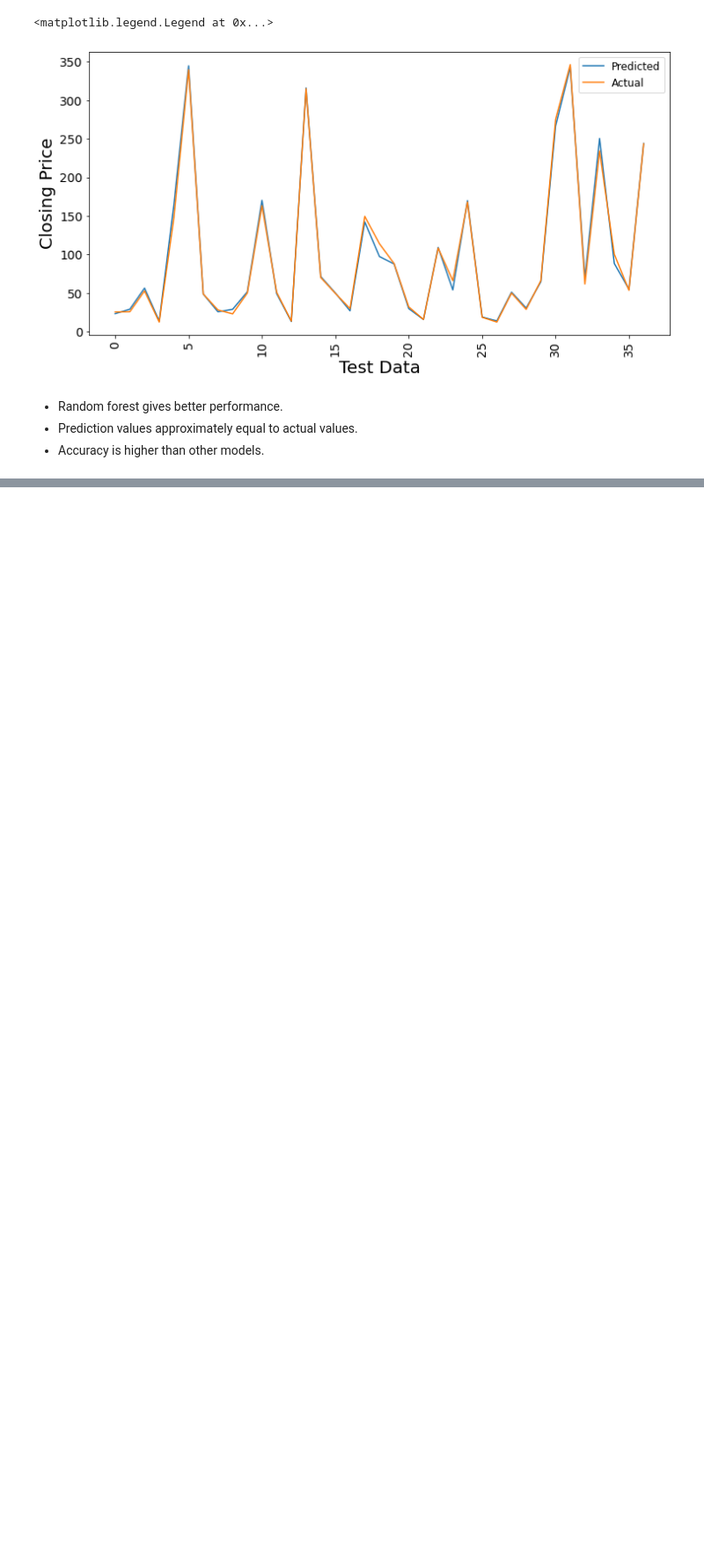
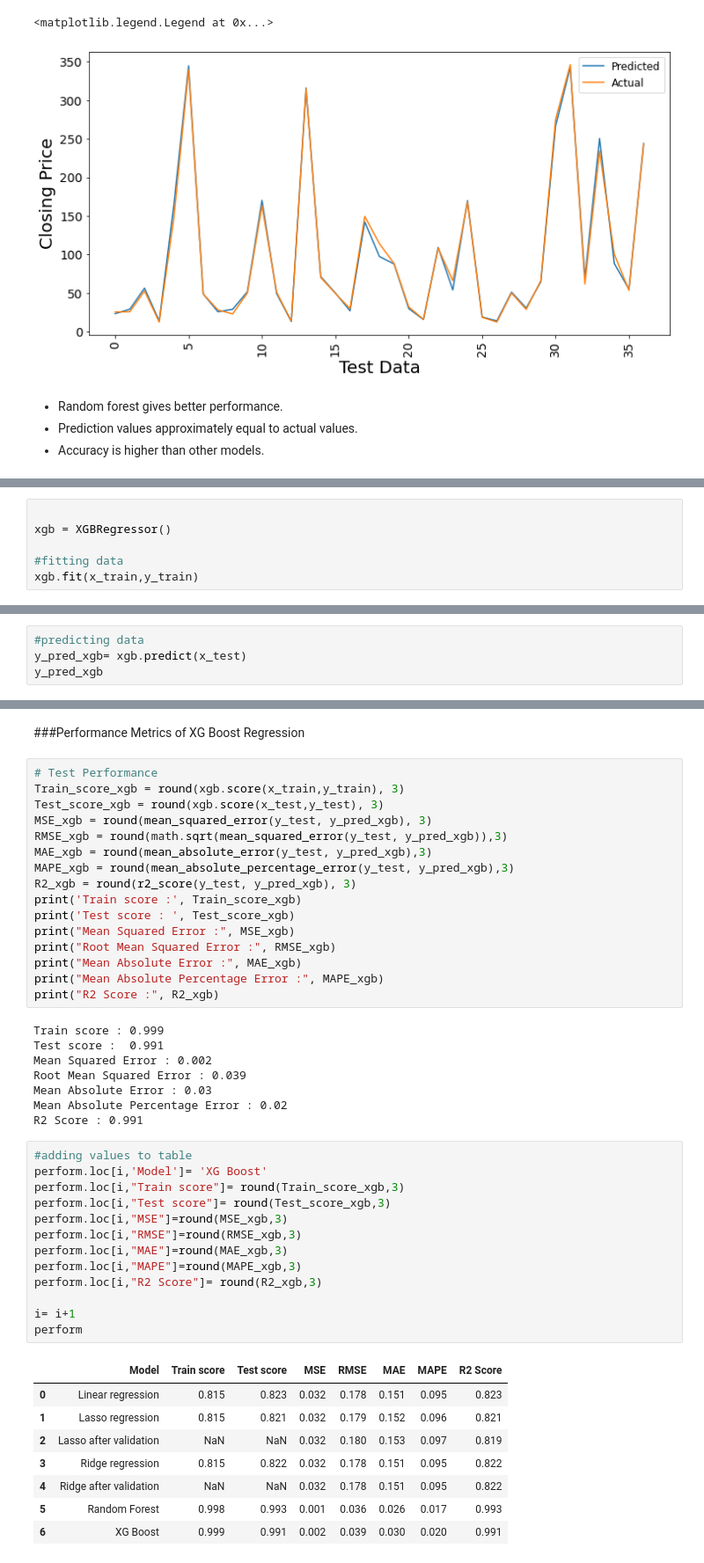
Before and after one commit to Ashfaquesayyed/Yes-bank-stock-closing-price-prediction, a Jupyter notebook: Yes_bank_stock_closing_price_new.ipynb, the cells around one changed output, grey strips where cells are left out. Shown at 88% size. Saved outputs shown, nothing was run; the diff lists cells and outputs as text; blank space fills up the shorter version.

```diff
--- a/Yes_bank_stock_closing_price_new.ipynb
+++ b/Yes_bank_stock_closing_price_new.ipynb
@@ -1180,0 +1183,6 @@ plt.legend(['Predicted','Actual'], fontsize = 12)
+# %%
+
+xgb = XGBRegressor()
+
+#fitting data
+xgb.fit(x_train,y_train)
@@ -1180,0 +1192,4 @@ plt.legend(['Predicted','Actual'], fontsize = 12)
+# %%
+#predicting data
+y_pred_xgb= xgb.predict(x_test)
+y_pred_xgb
@@ -1180,0 +1216,48 @@ plt.legend(['Predicted','Actual'], fontsize = 12)
+# %% [markdown]
+###Performance Metrics of XG Boost Regression
+# %%
+# Test Performance
+Train_score_xgb = round(xgb.score(x_train,y_train), 3)
+Test_score_xgb = round(xgb.score(x_test,y_test), 3)
+MSE_xgb = round(mean_squared_error(y_test, y_pred_xgb), 3)
+RMSE_xgb = round(math.sqrt(mean_squared_error(y_test, y_pred_xgb)),3)
+MAE_xgb = round(mean_absolute_error(y_test, y_pred_xgb),3)
+MAPE_xgb = round(mean_absolute_percentage_error(y_test, y_pred_xgb),3)
+R2_xgb = round(r2_score(y_test, y_pred_xgb), 3)
+print('Train score :', Train_score_xgb)
+print('Test score : ', Test_score_xgb)
+print("Mean Squared Error :", MSE_xgb)
+print("Root Mean Squared Error :", RMSE_xgb)
+print("Mean Absolute Error :", MAE_xgb)
+print("Mean Absolute Percentage Error :", MAPE_xgb)
+print("R2 Score :", R2_xgb)
+# %% [output]
+Train score : 0.999
+Test score :  0.991
+Mean Squared Error : 0.002
+Root Mean Squared Error : 0.039
+Mean Absolute Error : 0.03
+Mean Absolute Percentage Error : 0.02
+R2 Score : 0.991
+# %%
+#adding values to table
+perform.loc[i,'Model']= 'XG Boost'
+perform.loc[i,"Train score"]= round(Train_score_xgb,3)
+perform.loc[i,"Test score"]= round(Test_score_xgb,3)
+perform.loc[i,"MSE"]=round(MSE_xgb,3)
+perform.loc[i,"RMSE"]=round(RMSE_xgb,3)
+perform.loc[i,"MAE"]=round(MAE_xgb,3)
+perform.loc[i,"MAPE"]=round(MAPE_xgb,3)
+perform.loc[i,"R2 Score"]= round(R2_xgb,3)
+
+i= i+1
+perform
+# %% [output]
+|  | Model | Train score | Test score | MSE | RMSE | MAE | MAPE | R2 Score |
+| 0 | Linear regression | 0.815 | 0.823 | 0.032 | 0.178 | 0.151 | 0.095 | 0.823 |
+| 1 | Lasso regression | 0.815 | 0.821 | 0.032 | 0.179 | 0.152 | 0.096 | 0.821 |
+| 2 | Lasso after validation | NaN | NaN | 0.032 | 0.180 | 0.153 | 0.097 | 0.819 |
+| 3 | Ridge regression | 0.815 | 0.822 | 0.032 | 0.178 | 0.151 | 0.095 | 0.822 |
+| 4 | Ridge after validation | NaN | NaN | 0.032 | 0.178 | 0.151 | 0.095 | 0.822 |
+| 5 | Random Forest | 0.998 | 0.993 | 0.001 | 0.036 | 0.026 | 0.017 | 0.993 |
+| 6 | XG Boost | 0.999 | 0.991 | 0.002 | 0.039 | 0.030 | 0.020 | 0.991 |
```
Also changed, not shown: parts of 4 cells of this notebook.
